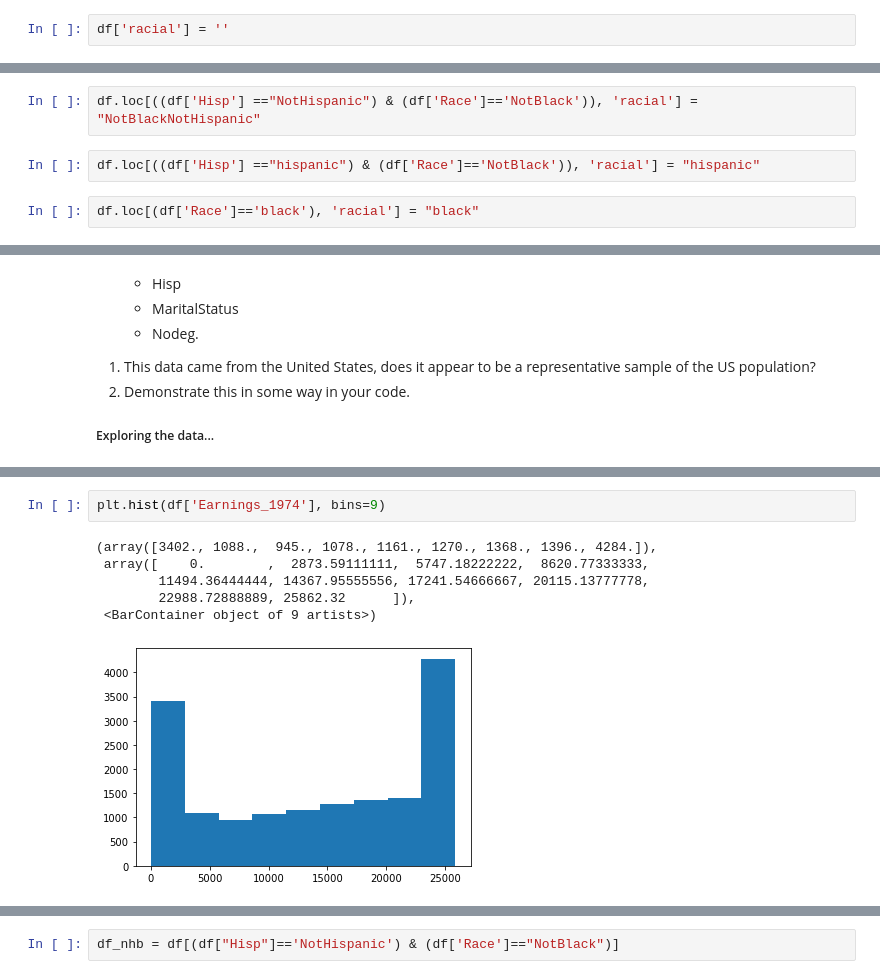
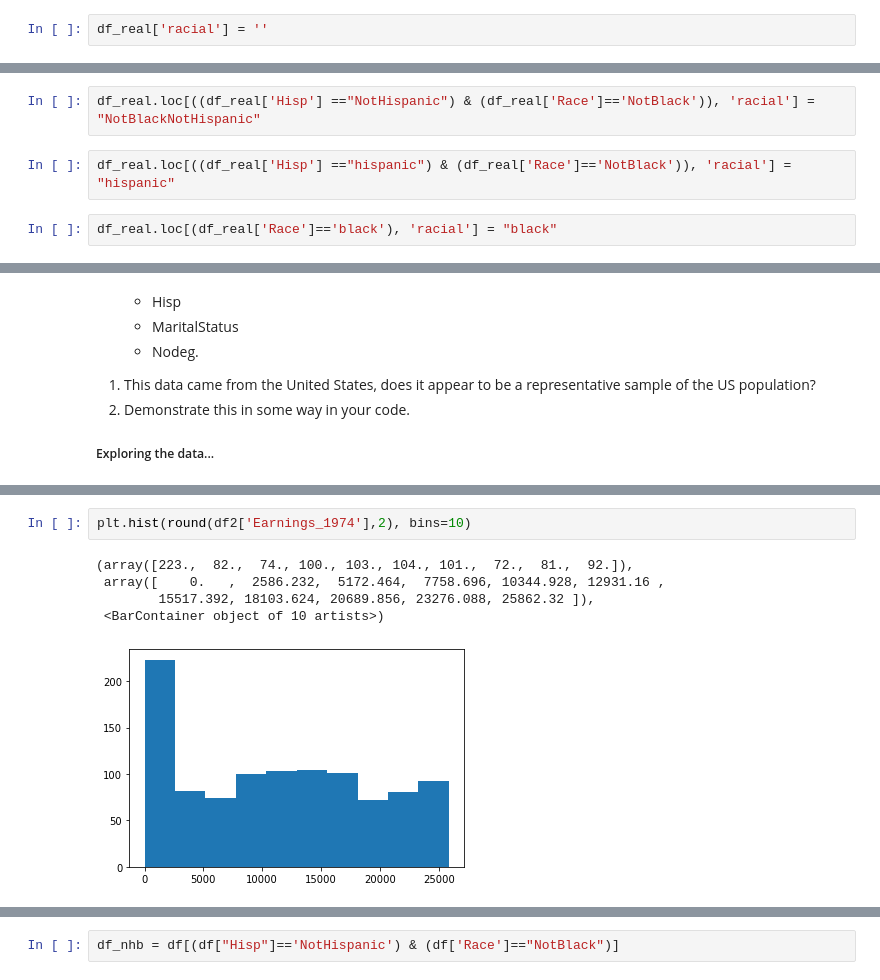
Before and after one commit to fadesere/BSIP_Assignment_1_Students, a Jupyter notebook: stats_asn_1_stud_temp.ipynb, the cells around one changed output, grey strips where cells are left out. Saved outputs shown, nothing was run; the diff lists cells and outputs as text.

```diff
--- a/stats_asn_1_stud_temp.ipynb
+++ b/stats_asn_1_stud_temp.ipynb
@@ -261,4 +319,4 @@ hispanic        1152
 dtype: int64
 # %%
-df['racial'] = ''
+df_real['racial'] = ''
 # %%
@@ -273,7 +331,7 @@ df.head()
 # %%
-df.loc[((df['Hisp'] =="NotHispanic") & (df['Race']=='NotBlack')), 'racial'] = "NotBlackNotHispanic"
+df_real.loc[((df_real['Hisp'] =="NotHispanic") & (df_real['Race']=='NotBlack')), 'racial'] = "NotBlackNotHispanic"
 # %%
-df.loc[((df['Hisp'] =="hispanic") & (df['Race']=='NotBlack')), 'racial'] = "hispanic"
+df_real.loc[((df_real['Hisp'] =="hispanic") & (df_real['Race']=='NotBlack')), 'racial'] = "hispanic"
 # %%
-df.loc[(df['Race']=='black'), 'racial'] = "black"
+df_real.loc[(df_real['Race']=='black'), 'racial'] = "black"
 # %%
@@ -712,12 +774,11 @@ df.head()
 # %%
-plt.hist(df['Earnings_1974'], bins=9)
+plt.hist(round(df2['Earnings_1974'],2), bins=10)
 # %% [output]
-(array([3402., 1088.,  945., 1078., 1161., 1270., 1368., 1396., 4284.]),
- array([    0.        ,  2873.59111111,  5747.18222222,  8620.77333333,
-        11494.36444444, 14367.95555556, 17241.54666667, 20115.13777778,
-        22988.72888889, 25862.32      ]),
- <BarContainer object of 9 artists>)
+(array([223.,  82.,  74., 100., 103., 104., 101.,  72.,  81.,  92.]),
+ array([    0.   ,  2586.232,  5172.464,  7758.696, 10344.928, 12931.16 ,
+        15517.392, 18103.624, 20689.856, 23276.088, 25862.32 ]),
+ <BarContainer object of 10 artists>)
-[figure, old version]
+[figure, new version]
 # %%
 plt.hist(df['Earnings_1975'], bins=9)
 # %% [output]
```
Also changed, not shown: parts of 86 cells of this notebook, 1 other file.
